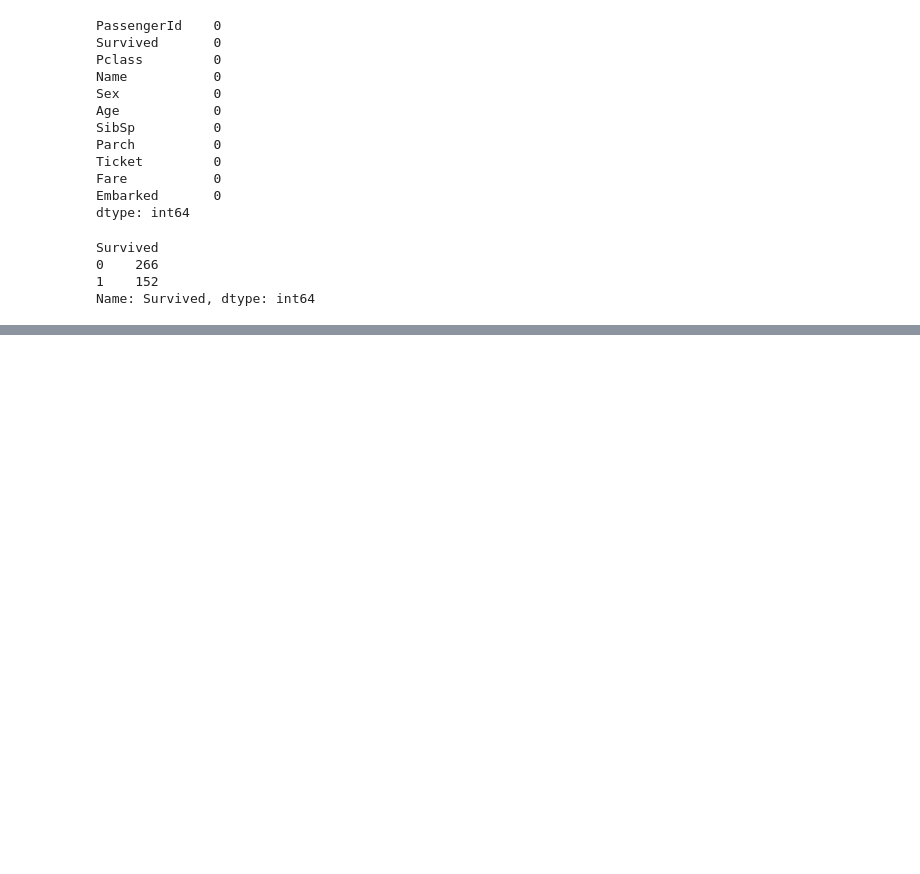
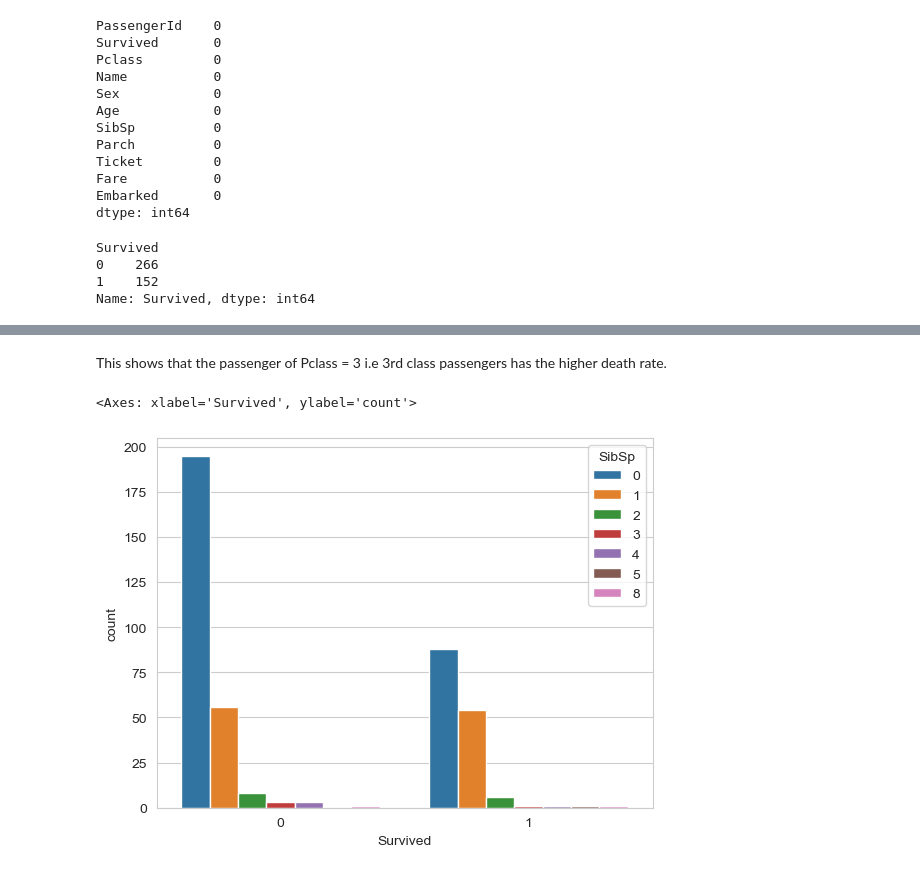
Before and after one commit to aanuk/Credit-Card-Fraud-Detection, a Jupyter notebook: Titanic_survival_prediction.ipynb, the cells around one changed output, grey strips where cells are left out. Cells and saved outputs as stored; diff of their text form; code cells hidden in the pictures; blank space fills up the shorter version.

```diff
--- a/Titanic_survival_prediction.ipynb
+++ b/Titanic_survival_prediction.ipynb
@@ -105,0 +131,8 @@ Name: Survived, dtype: int64
+# %% [markdown]
+This shows that the passenger of Pclass = 3 i.e 3rd class passengers has the higher death rate.
+# %%
+sns.set_style('whitegrid')
+sns.countplot(x="Survived", hue= "SibSp", data= df)
+# %% [output]
+<Axes: xlabel='Survived', ylabel='count'>
+[figure, added]
```
Also changed, not shown: parts of 9 cells of this notebook.
